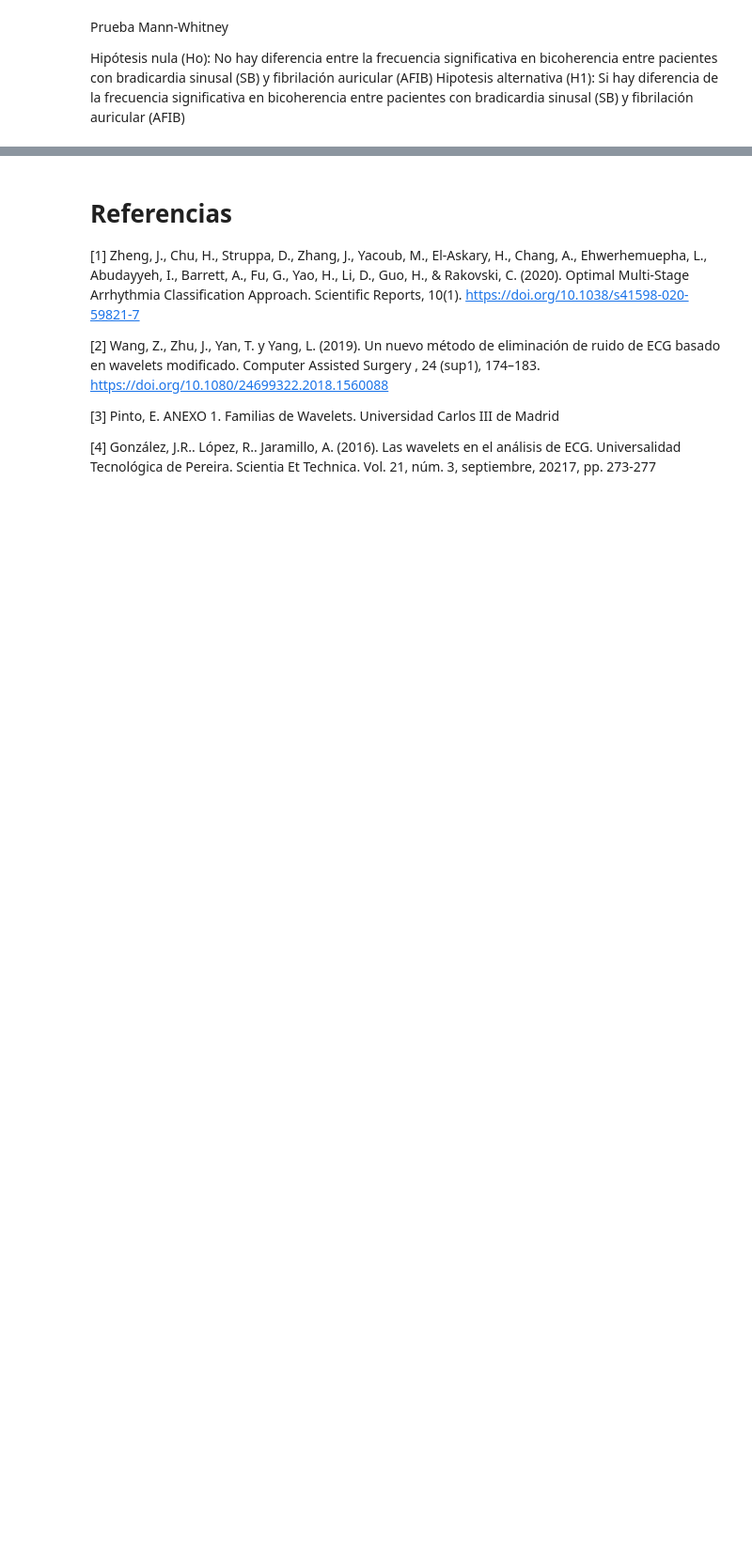
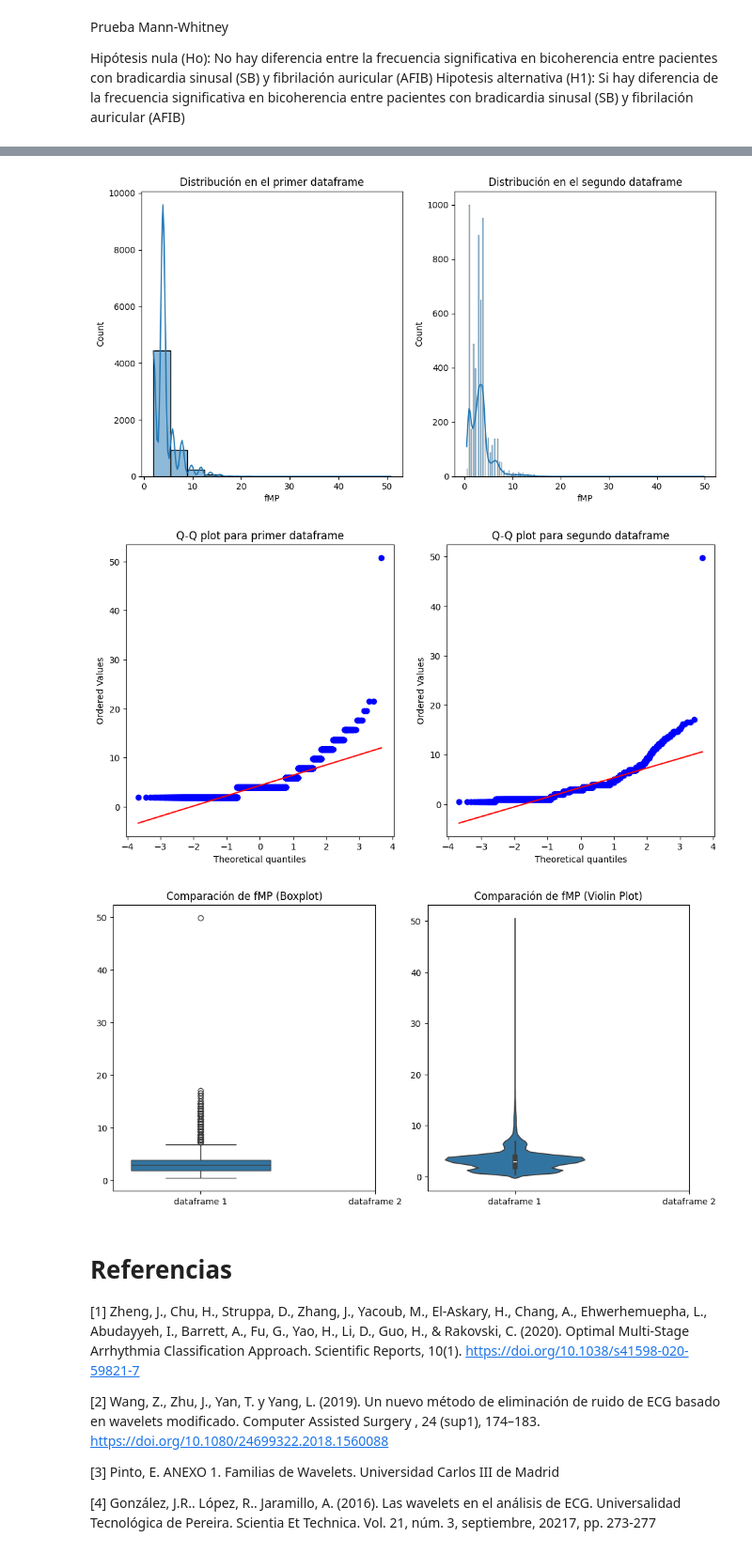
Before and after one commit to MariaOs02/LabBiosenales, a Jupyter notebook: Proyecto_3/Proyecto3.ipynb, the cells around one changed output, grey strips where cells are left out. Shown at 94% size. Drawn from its saved outputs; the diff is of its cells as text; code cells hidden in the pictures; blank space fills up the shorter version.

```diff
--- a/Proyecto_3/Proyecto3.ipynb
+++ b/Proyecto_3/Proyecto3.ipynb
@@ -821,3 +878,42 @@ Significant difference between fMP of DataFrame_P2 and DataFrame_P3 (p-value: 0.
+# %%
+# Histograma de cada conjunto de datos
+plt.figure(figsize=(12, 6))
+plt.subplot(1, 2, 1)
+sns.histplot(fmp1, kde=True)
+plt.title('Distribución en el primer dataframe')
+
+plt.subplot(1, 2, 2)
+sns.histplot(fmp2, kde=True)
+plt.title('Distribución en el segundo dataframe')
+plt.show()
+
+# Gráfico Q-Q para normalidad
+plt.figure(figsize=(12, 6))
+plt.subplot(1, 2, 1)
+stats.probplot(fmp1, dist="norm", plot=plt)
+plt.title('Q-Q plot para primer dataframe')
+
+plt.subplot(1, 2, 2)
+stats.probplot(fmp2, dist="norm", plot=plt)
+plt.title('Q-Q plot para segundo dataframe')
+plt.show()
+
+# Boxplot y Violin Plot
+plt.figure(figsize=(12, 6))
+plt.subplot(1, 2, 1)
+sns.boxplot(data=[fmp1, fmp2])
+plt.xticks([0, 1], ['dataframe 1', 'dataframe 2'])
+plt.title('Comparación de fMP (Boxplot)')
+
+plt.subplot(1, 2, 2)
+sns.violinplot(data=[fmp1, fmp2])
+plt.xticks([0, 1], ['dataframe 1', 'dataframe 2'])
+plt.title('Comparación de fMP (Violin Plot)')
+plt.show()
+# %% [output]
+[figure, added]
+[figure, added]
+[figure, added]
 # %% [markdown]
 # Referencias
 
```
Also changed, not shown: parts of 10 cells of this notebook.
